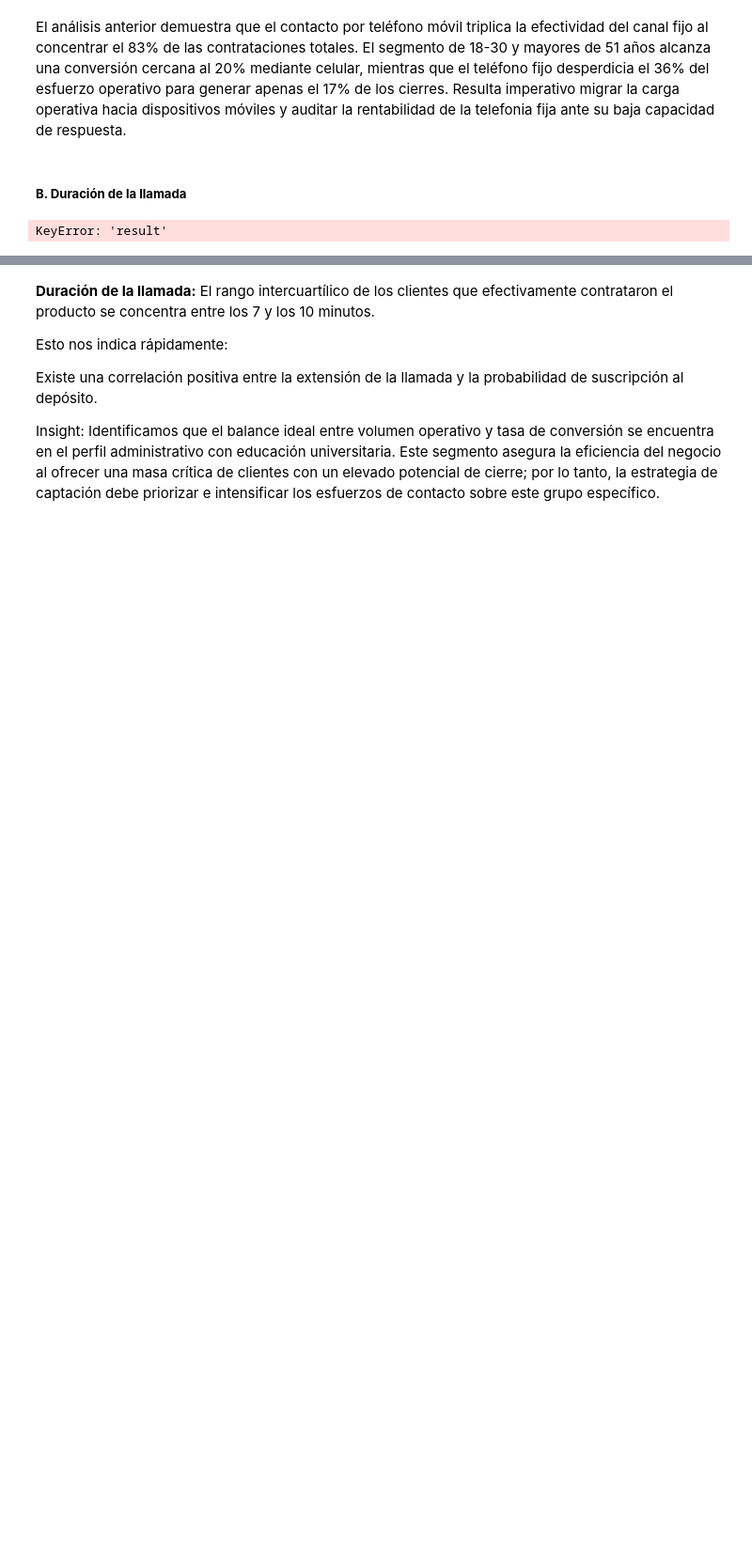
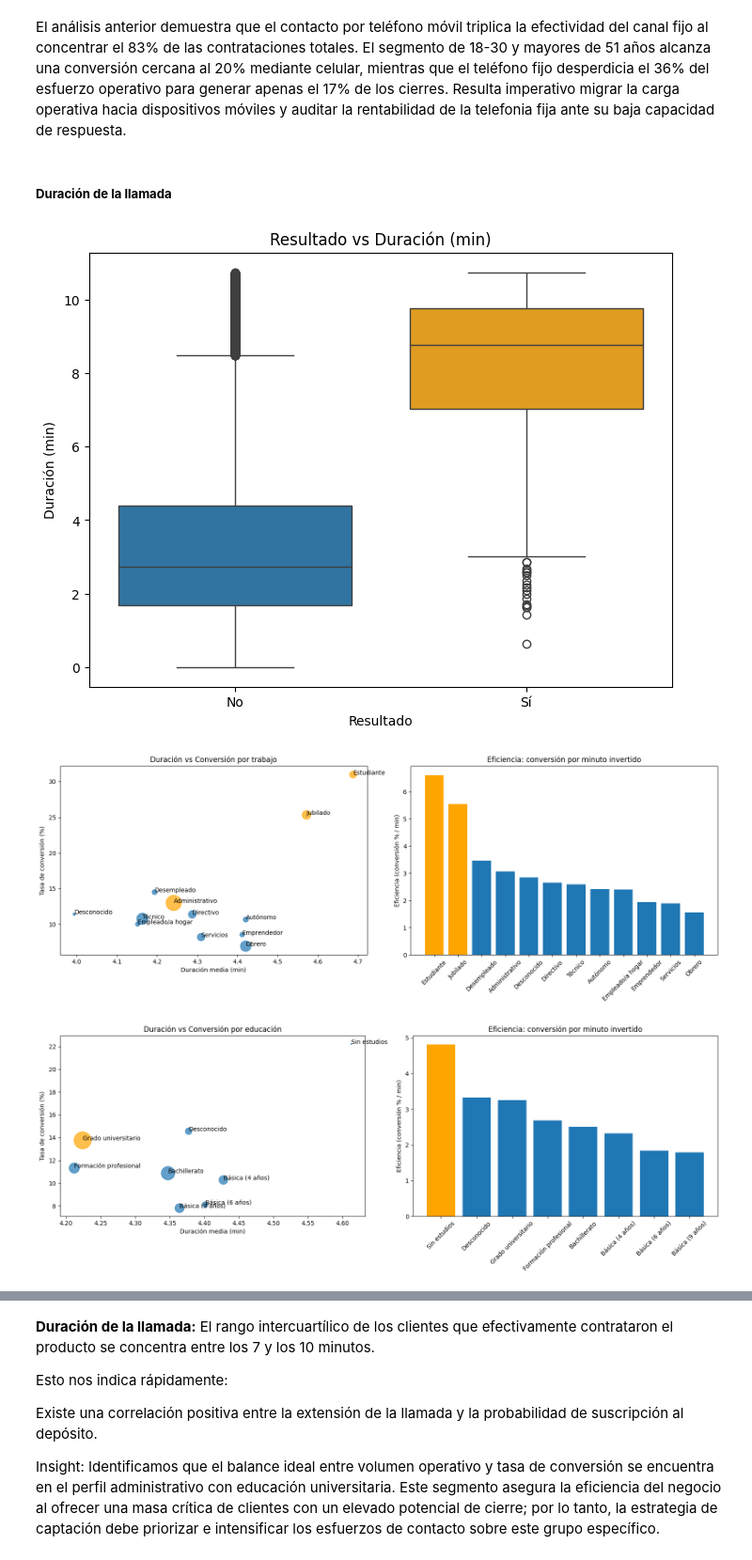
Before and after one commit to arnausans23/data-analytics-tfm, a Jupyter notebook: 1_analisis_datos_v2.ipynb, the cells around one changed output, grey strips where cells are left out. Shown at 94% size. Drawn from its saved outputs; the diff is of its cells as text; code cells hidden in the pictures; blank space fills up the shorter version.

```diff
--- a/1_analisis_datos_v2.ipynb
+++ b/1_analisis_datos_v2.ipynb
@@ -1222,7 +1394,7 @@ plt.show()
 # %% [markdown]
 El análisis anterior demuestra que el contacto por teléfono móvil triplica la efectividad del canal fijo al concentrar el 83% de las contrataciones totales. El segmento de 18-30 y mayores de 51 años alcanza una conversión cercana al 20% mediante celular, mientras que el teléfono fijo desperdicia el 36% del esfuerzo operativo para generar apenas el 17% de los cierres. Resulta imperativo migrar la carga operativa hacia dispositivos móviles y auditar la rentabilidad de la telefonia fija ante su baja capacidad de respuesta.
 # %% [markdown]
-##### **B. Duración de la llamada**
+##### **Duración de la llamada**
 # %%
 # Diccionarios de traducción
 trad_job = {
@@ -1245,7 +1417,7 @@ trad_result = {'yes': 'Sí', 'no': 'No'}
 # BOXPLOT: Resultado vs Duración
 # ============================================================
 df_box = df_clean_no_outliers.copy()
-df_box['result_es'] = df_box['result'].map(trad_result)
+df_box['result_es'] = df_box['Contratación'].map(trad_result)
 
 plt.figure(figsize=(8, 6))
 sns.boxplot(data=df_box, x='result_es', y='duration', palette=['#1f77b4', 'orange'])
@@ -1258,9 +1430,9 @@ plt.show()
 # JOB: Duración vs Conversión + Eficiencia
 # ============================================================
 stats_job = df_clean.groupby('job').agg(
-    volumen=('result', 'count'),
-    conversiones=('result', lambda x: (x == 'yes').sum()),
-    tasa_conversion=('result', lambda x: (x == 'yes').mean() * 100),
+    volumen=('Contratación', 'count'),
+    conversiones=('Contratación', lambda x: (x == 'yes').sum()),
+    tasa_conversion=('Contratación', lambda x: (x == 'yes').mean() * 100),
     duracion_media=('duration', 'mean')
 ).reset_index()
 stats_job['eficiencia_tiempo'] = stats_job['tasa_conversion'] / stats_job['duracion_media']
@@ -1294,9 +1466,9 @@ plt.show()
 # EDUCATION: Duración vs Conversión + Eficiencia
 # ============================================================
 stats_education = df_clean.groupby('education').agg(
-    volumen=('result', 'count'),
-    conversiones=('result', lambda x: (x == 'yes').sum()),
-    tasa_conversion=('result', lambda x: (x == 'yes').mean() * 100),
+    volumen=('Contratación', 'count'),
+    conversiones=('Contratación', lambda x: (x == 'yes').sum()),
+    tasa_conversion=('Contratación', lambda x: (x == 'yes').mean() * 100),
     duracion_media=('duration', 'mean')
 ).reset_index()
 stats_education['eficiencia_tiempo'] = stats_education['tasa_conversion'] / stats_education['duracion_media']
@@ -1327,7 +1499,7 @@ plt.show()
 # ============================================================
 # MORTGAGE: Duración + Eficiencia (sin cambios, ya estaban en castellano)
 # ============================================================
-df_yes = df_clean[(df_clean['result'] == 'yes') & (df_clean['mortgage'] != 'unknown')]
+df_yes = df_clean[(df_clean['Contratación'] == 'yes') & (df_clean['mortgage'] != 'unknown')]
 fig, axes = plt.subplots(1, 2, figsize=(14, 6))
 labels_mortgage = {'yes': 'Con hipoteca', 'no': 'Sin hipoteca'}
 
@@ -1341,7 +1513,7 @@ axes[0].set_xlabel('Hipoteca')
 
 df_mortgage = df_clean[df_clean['mortgage'] != 'unknown']
 stats_mortgage = df_mortgage.groupby('mortgage').agg(
-    tasa_conversion=('result', lambda x: (x == 'yes').mean() * 100),
+    tasa_conversion=('Contratación', lambda x: (x == 'yes').mean() * 100),
     duracion_media=('duration', 'mean')
 ).reset_index()
 stats_mortgage['eficiencia_tiempo'] = stats_mortgage['tasa_conversion'] / stats_mortgage['duracion_media']
@@ -1359,33 +1531,35 @@ plt.show()
 # ============================================================
 # LOAN: Duración + Eficiencia (sin cambios, ya estaban en castellano)
 # ============================================================
-df_yes = df_clean[(df_clean['result'] == 'yes') & (df_clean['loan'] != 'unknown')]
+df_yes = df_clean[(df_clean['Contratación'] == 'yes') & (df_clean['loan'] != 'unknown')]
 fig, axes = plt.subplots(1, 2, figsize=(14, 6))
 labels_loan = {'yes': 'Con préstamo', 'no': 'Sin préstamo'}
 
 duration_loan = df_yes.groupby('loan')['duration'].mean().sort_values(ascending=False)
 duration_loan.index = [labels_loan[l] for l in duration_loan.index]
 colors_dur = ['orange' if l == duration_loan.idxmax() else '#1f77b4' for l in duration_loan.index]
 axes[0].bar(duration_loan.index, duration_loan.values, color=colors_dur)
 axes[0].set_title('Duración media de llamadas exitosas por préstamo')
 axes[0].set_ylabel('Duración media (min)')
 axes[0].set_xlabel('Préstamo')
 
 df_loan = df_clean[df_clean['loan'] != 'unknown']
 stats_loan = df_loan.groupby('loan').agg(
-    tasa_conversion=('result', lambda x: (x == 'yes').mean() * 100),
+    tasa_conversion=('Contratación', lambda x: (x == 'yes').mean() * 100),
     duracion_media=('duration', 'mean')
 ).reset_index()
 stats_loan['eficiencia_tiempo'] = stats_loan['tasa_conversion'] / stats_loan['duracion_media']
 stats_loan = stats_loan.sort_values('eficiencia_tiempo', ascending=False)
 stats_loan['loan_label'] = stats_loan['loan'].map(labels_loan)
 colors_eff = ['orange' if l == stats_loan['loan_label'].iloc[0] else '#1f77b4' for l in stats_loan['loan_label']]
 axes[1].bar(stats_loan['loan_label'], stats_loan['eficiencia_tiempo'], color=colors_eff)
 axes[1].set_ylabel('Eficiencia (conversión % / min)')
 axes[1].set_title('Eficiencia: conversión por minuto invertido')
 axes[1].set_xlabel('Préstamo')
 
 plt.tight_layout()
 plt.show()
 # %% [output]
-KeyError: 'result'
+[figure, added]
+[figure, added]
+[figure, added]
```
Also changed, not shown: parts of 51 cells of this notebook.
